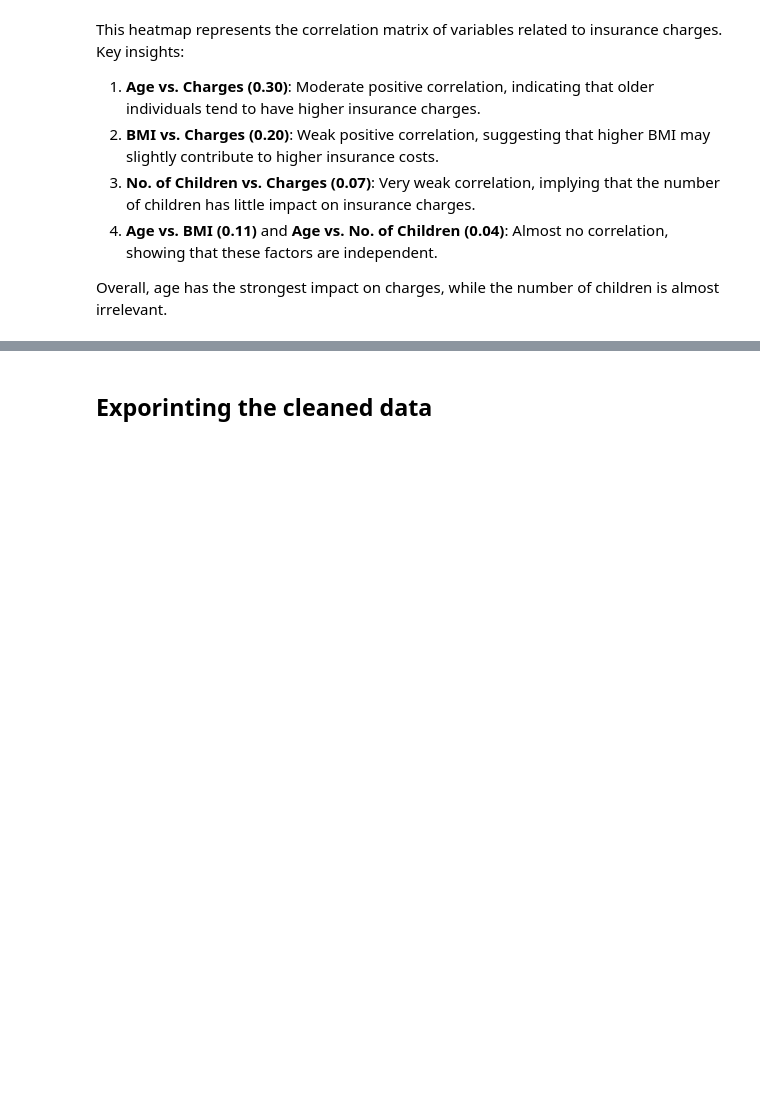
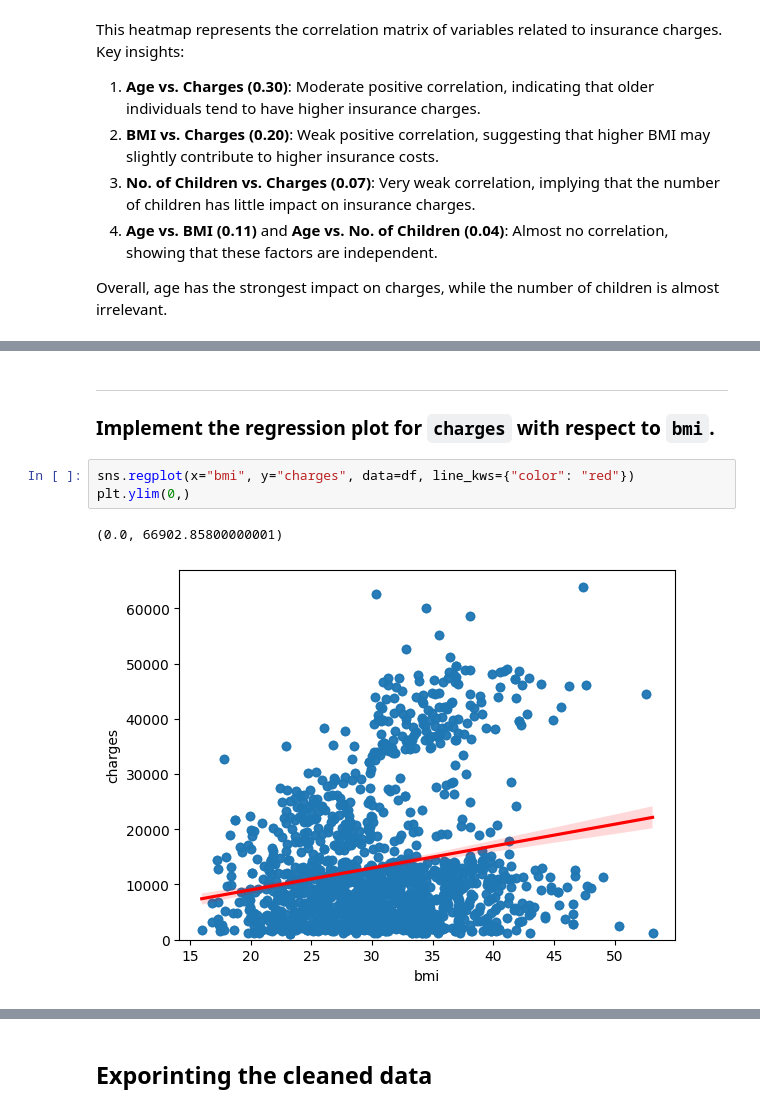
Before and after one commit to imadbenmadi/Medical-Insurance-Price-Prediction, a Jupyter notebook: notebooks/01_EDA.ipynb, the cells around one changed output, grey strips where cells are left out. Saved outputs shown, nothing was run; the diff lists cells and outputs as text; blank space fills up the shorter version.

```diff
--- a/notebooks/01_EDA.ipynb
+++ b/notebooks/01_EDA.ipynb
@@ -253,0 +291,9 @@ Overall, age has the strongest impact on charges, while the number of children i
+# %% [markdown]
+---
+### Implement the regression plot for `charges` with respect to `bmi`.
+# %%
+sns.regplot(x="bmi", y="charges", data=df, line_kws={"color": "red"})
+plt.ylim(0,)
+# %% [output]
+(0.0, 66902.85800000001)
+[figure, added]
```
Also changed, not shown: parts of 8 cells of this notebook, 1 other file.
